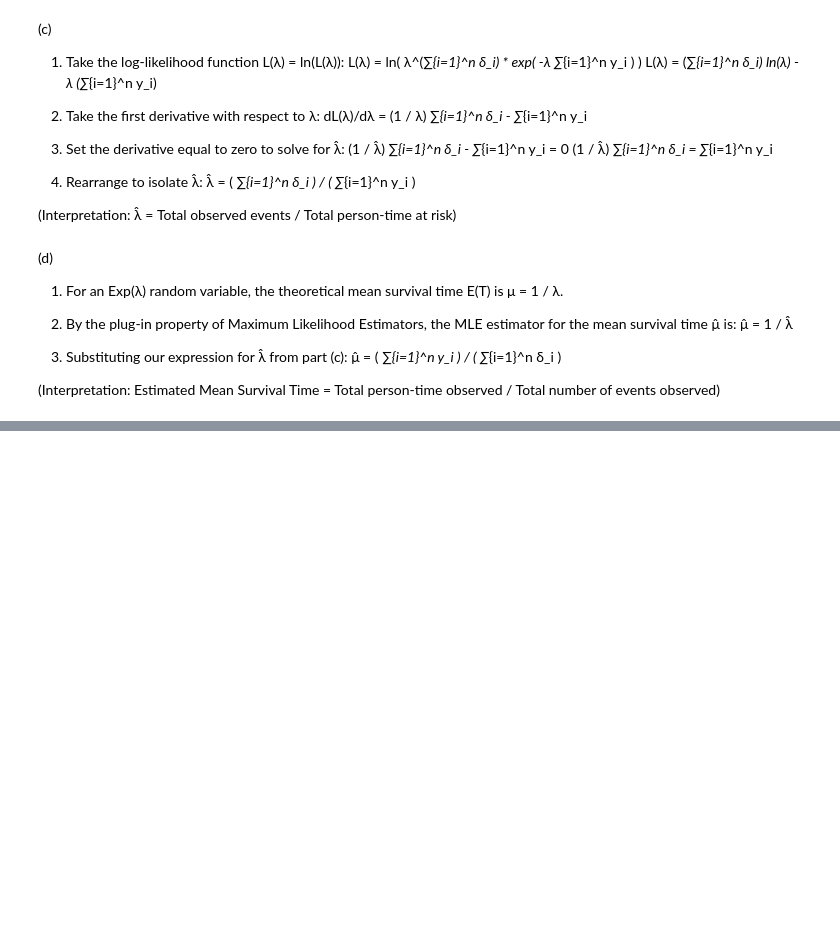
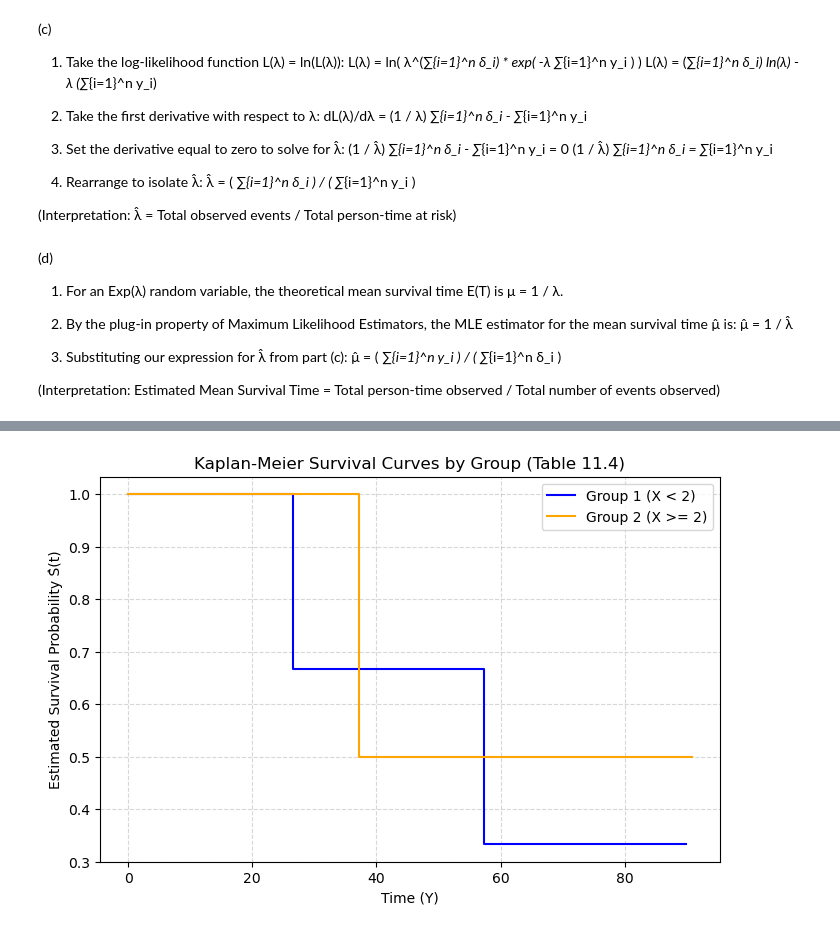
Before and after one commit to fatima-zahra20/ISLP-Solutions, a Jupyter notebook: MySolutionISLP_chap11.ipynb, the cells around one changed output, grey strips where cells are left out. Saved outputs shown, nothing was run; the diff lists cells and outputs as text; code cells hidden in the pictures; blank space fills up the shorter version.

```diff
--- a/MySolutionISLP_chap11.ipynb
+++ b/MySolutionISLP_chap11.ipynb
@@ -412,0 +529,12 @@ L(λ) = λ^(∑_{i=1}^n δ_i) * exp( -λ ∑_{i=1}^n y_i )
+# %%
+df = pd.DataFrame(
+    {
+        'Y': [26.5, 37.2, 57.3, 90.8, 20.2, 89.8],
+        'delta': [1, 1, 1, 0, 0, 0],
+        'X': [0.1, 11.0, -0.3, 2.8, 1.8, 0.4],
+    }
+)
+
+df['Group'] = (df['X'] >= 2).astype(int)
+
+print(df)
@@ -412,0 +549,25 @@ L(λ) = λ^(∑_{i=1}^n δ_i) * exp( -λ ∑_{i=1}^n y_i )
+# %%
+
+group1 = df[df['Group'] == 0]
+group2 = df[df['Group'] == 1]
+
+
+fig, ax = plt.subplots(figsize=(8, 5))
+
+
+km1 = KaplanMeierFitter()
+km1.fit(group1['Y'], event_observed=group1['delta'], label='Group 1 (X < 2)')
+km1.plot_survival_function(ax=ax, color='blue', ci_show=False)
+
+km2 = KaplanMeierFitter()
+km2.fit(group2['Y'], event_observed=group2['delta'], label='Group 2 (X >= 2)')
+km2.plot_survival_function(ax=ax, color='orange', ci_show=False)
+
+plt.title('Kaplan-Meier Survival Curves by Group (Table 11.4)')
+plt.xlabel('Time (Y)')
+plt.ylabel('Estimated Survival Probability Ŝ(t)')
+plt.grid(True, linestyle='--', alpha=0.5)
+plt.legend()
+plt.show()
+# %% [output]
+[figure, added]
```
Also changed, not shown: parts of 12 cells of this notebook.
